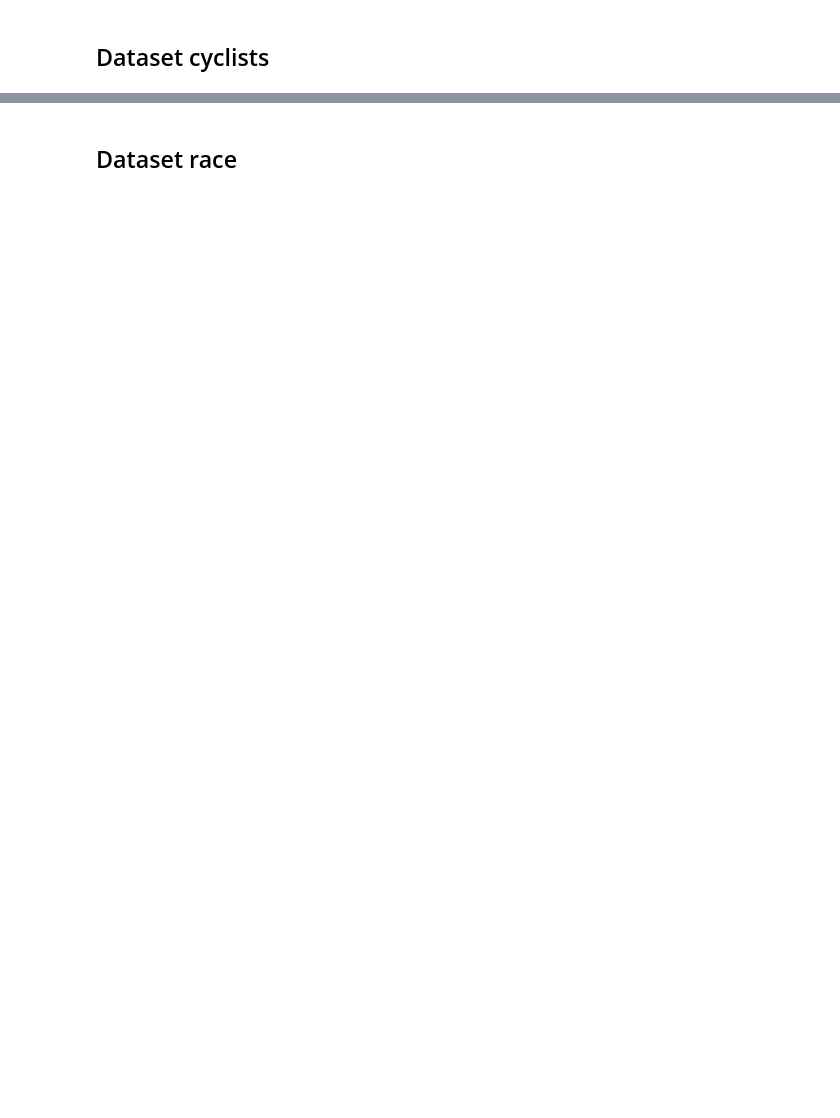
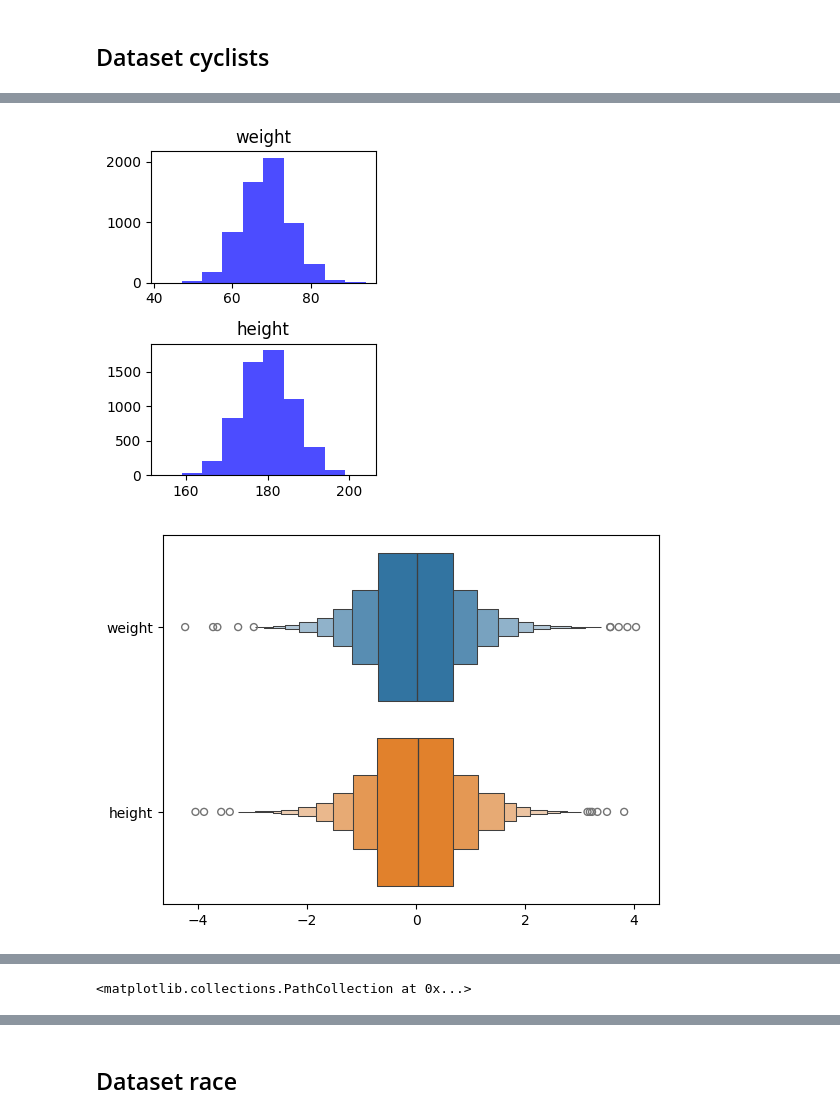
Before and after one commit to lesi-nedo/dm_project24_group_11, a Jupyter notebook: Main.ipynb, the cells around one changed output, grey strips where cells are left out. Cells and saved outputs as stored; diff of their text form; code cells hidden in the pictures; blank space fills up the shorter version.

Commit message:
Insert data cleaning and feature engineering part to Main (from Riccardo)

```diff
--- a/Main.ipynb
+++ b/Main.ipynb
@@ -105,0 +191,3 @@ PlotDistributionFeatures(DatasetRace, InterestingFeatures)
+# %%
+ScottDavisIndex = DatasetCyclists[DatasetCyclists["nationality"].isnull()].index[0]
+DatasetCyclists.loc[ScottDavisIndex, "nationality"] = "Great Britain"
@@ -105,0 +210,32 @@ PlotDistributionFeatures(DatasetRace, InterestingFeatures)
+# %%
+TrainData = DatasetCyclists.dropna(subset=['weight', 'height'])
+
+#Predizione dei valori sulle righe dove height c'è e weight manca (regressore lineare) e viceversa (con un altro regressore lineare)
+HeightPredictor = LinearRegression()
+WeightPredictor = LinearRegression()
+
+#Allenamento dei regressori
+for _ in range(1):
+    HeightPredictor.fit(TrainData[['weight']], TrainData[['height']])
+    WeightPredictor.fit(TrainData[['height']], TrainData[['weight']])
+
+#Calcolo degl' indici dove andare a riempire i valori
+HeightSlot = DatasetCyclists[DatasetCyclists['height'].isna() & DatasetCyclists['weight'].notna()]
+WeightSlot = DatasetCyclists[DatasetCyclists['weight'].isna() & DatasetCyclists['height'].notna()]
+
+#Calcolo dei valori mancanti
+DatasetCyclists.loc[WeightSlot.index, 'weight'] = WeightPredictor.predict(WeightSlot[['height']])
+DatasetCyclists.loc[HeightSlot.index, 'height'] = HeightPredictor.predict(HeightSlot[['weight']])
+
+#Predizione dei valori sulle righe dove manca sia height che weight (distribuzione)
+ColumnsCleaned = DatasetCyclists[["weight", "height"]].dropna()
+
+#Creazione della distribuzione multivariata (2 dimensioni)
+Distribution = multivariate_normal([ColumnsCleaned["weight"].mean(), ColumnsCleaned["height"].mean()],
+                                   np.cov(ColumnsCleaned["weight"], ColumnsCleaned["height"]))
+
+#Calcolo degl' indici dei valori missing
+MissingIndex = DatasetCyclists[DatasetCyclists[['weight', 'height']].isna().any(axis=1)].index
+
+#Riempimento dei valori mancanti con la distribuzione multivariata
+DatasetCyclists.loc[MissingIndex, ['weight', 'height']] = Distribution.rvs(size=len(MissingIndex))
@@ -105,0 +249,6 @@ PlotDistributionFeatures(DatasetRace, InterestingFeatures)
+# %%
+PlotDistributionFeatures(DatasetCyclists, ["weight", "height"])
+plt.scatter(DatasetCyclists["height"], DatasetCyclists["weight"])
+# %% [output]
+[figure, added]
+[figure, added]
@@ -105,0 +256 @@ PlotDistributionFeatures(DatasetRace, InterestingFeatures)
+<matplotlib.collections.PathCollection at 0x...>
```
Also changed, not shown: parts of 33 cells of this notebook.
